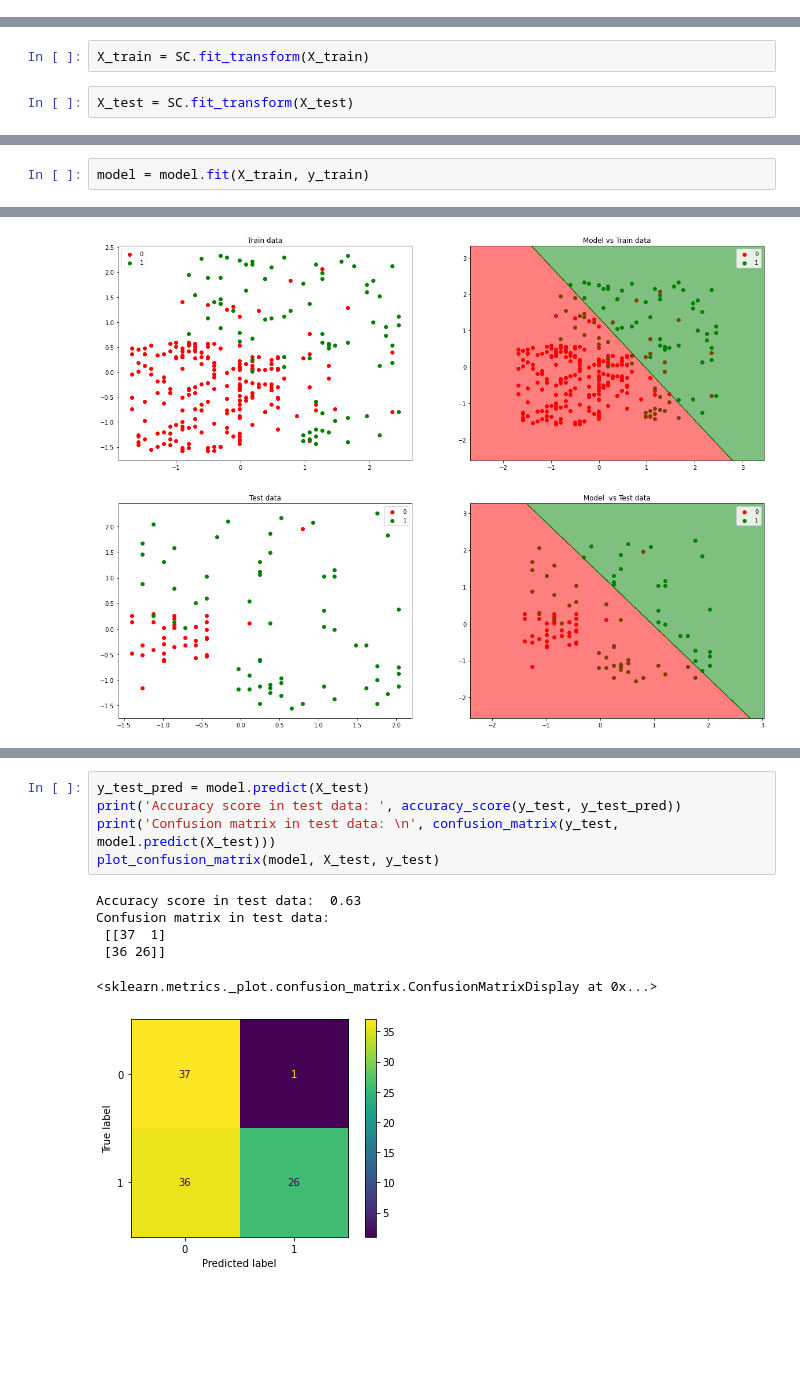
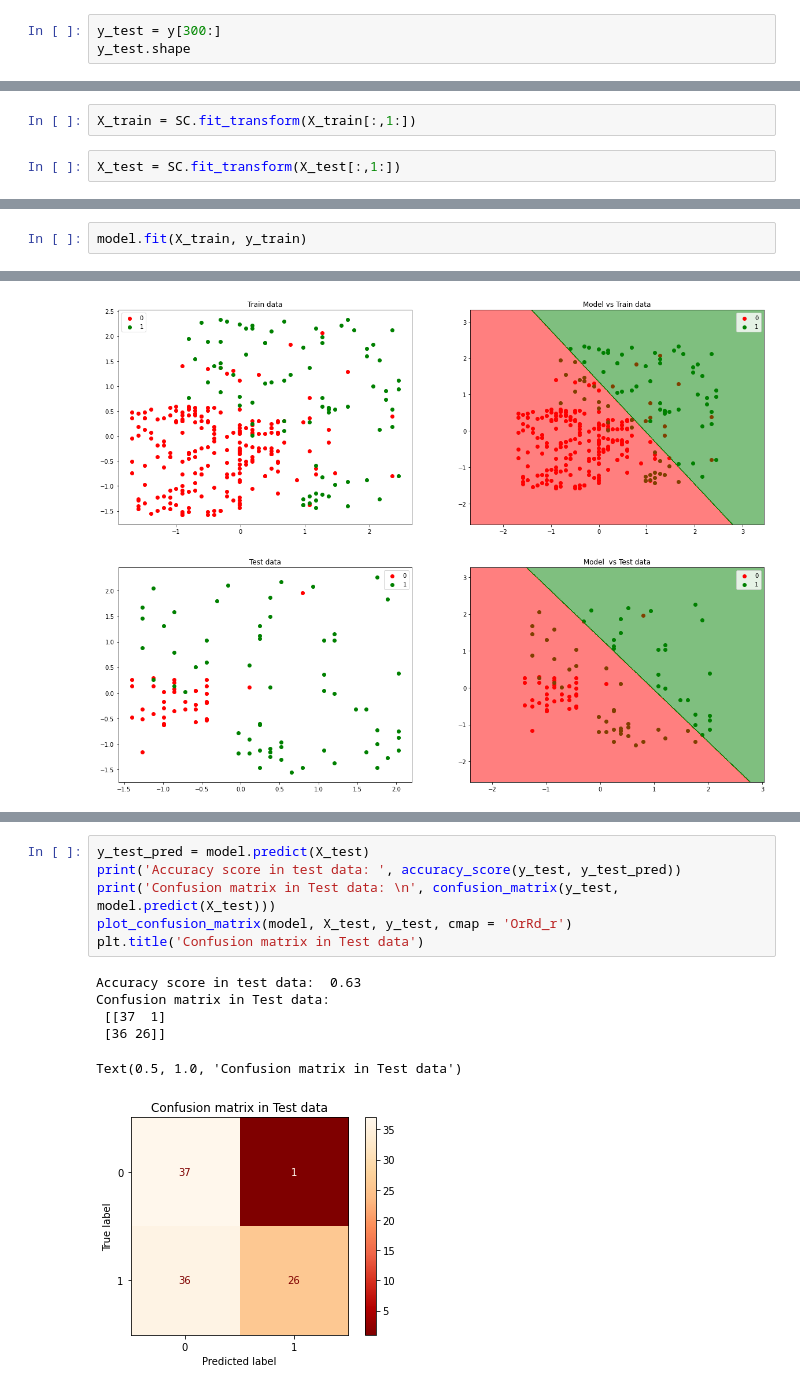
Before and after one commit to trongthuan205/DS102.K21, a Jupyter notebook: 06_LogisticRegression_iPhone_Purchase.ipynb, the cells around one changed output, grey strips where cells are left out. Drawn from its saved outputs; the diff is of its cells as text; blank space fills up the shorter version.

```diff
--- a/06_LogisticRegression_iPhone_Purchase.ipynb
+++ b/06_LogisticRegression_iPhone_Purchase.ipynb
@@ -78,0 +78,3 @@ y_test.shape
+# %%
+y_test = y[300:]
+y_test.shape
@@ -79,7 +85,7 @@ y_test.shape
 # %%
 SC = StandardScaler()
 # %%
-X_train = SC.fit_transform(X_train)
+X_train = SC.fit_transform(X_train[:,1:])
 # %%
-X_test = SC.fit_transform(X_test)
+X_test = SC.fit_transform(X_test[:,1:])
 # %% [markdown]
@@ -87,4 +93,4 @@ X_test = SC.fit_transform(X_test)
 # %%
 model = LogisticRegression(random_state = 0)
 # %%
-model = model.fit(X_train, y_train)
+model.fit(X_train, y_train)
@@ -143,12 +156,13 @@ Confusion matrix in train data:
 # %%
 y_test_pred = model.predict(X_test)
 print('Accuracy score in test data: ', accuracy_score(y_test, y_test_pred))
-print('Confusion matrix in test data: \n', confusion_matrix(y_test, model.predict(X_test)))
-plot_confusion_matrix(model, X_test, y_test)
+print('Confusion matrix in Test data: \n', confusion_matrix(y_test, model.predict(X_test)))
+plot_confusion_matrix(model, X_test, y_test, cmap = 'OrRd_r')
+plt.title('Confusion matrix in Test data')
 # %% [output]
 Accuracy score in test data:  0.63
-Confusion matrix in test data:
+Confusion matrix in Test data:
  [[37  1]
  [36 26]]
-<sklearn.metrics._plot.confusion_matrix.ConfusionMatrixDisplay at 0x...>
+Text(0.5, 1.0, 'Confusion matrix in Test data')
-[figure, old version]
+[figure, new version]
```
Also changed, not shown: parts of 31 cells of this notebook.
